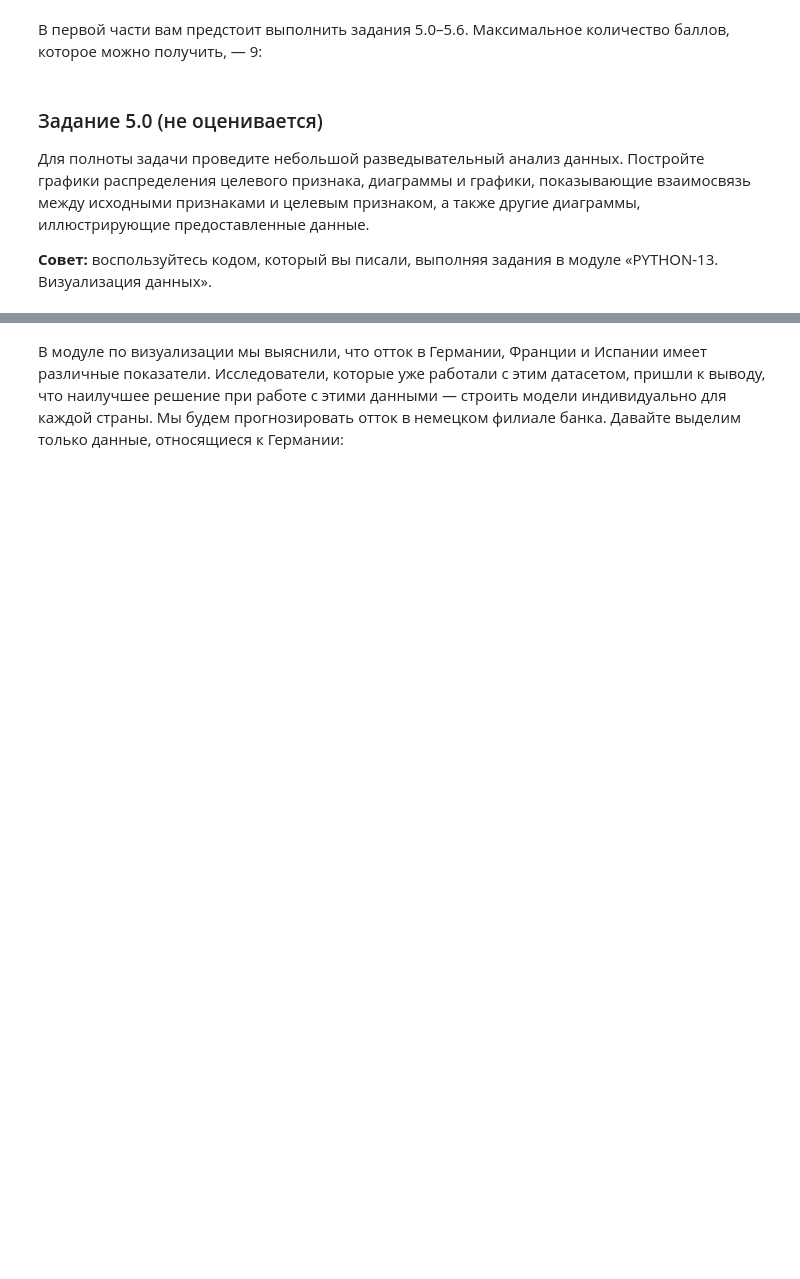
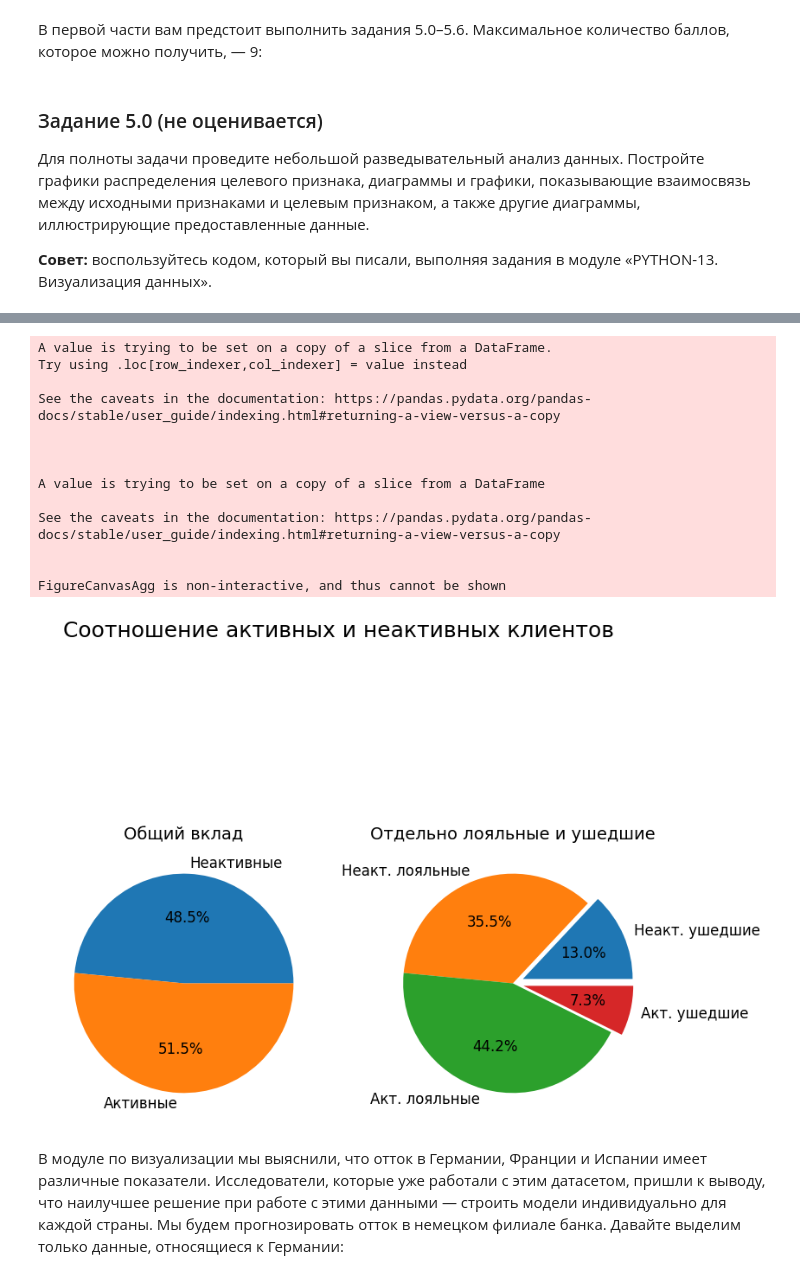
Before and after one commit to alexmoscar/new-rep-main, a Jupyter notebook: ML/ML-3._Практика._Ноутбук-шаблон.ipynb, the cells around one changed output, grey strips where cells are left out. Saved outputs shown, nothing was run; the diff lists cells and outputs as text; code cells hidden in the pictures; blank space fills up the shorter version.

```diff
--- a/ML/ML-3._Практика._Ноутбук-шаблон.ipynb
+++ b/ML/ML-3._Практика._Ноутбук-шаблон.ipynb
@@ -60,0 +107,42 @@ churn_data.head()
+# %%
+#Взаимосвязь оттока клиентов и числа приобретённых услуг
+churn_data['Loyal'] = 1 - churn_data['Exited']
+out_group = churn_data.groupby(['NumOfProducts'])[['Exited', 'Loyal']].sum()
+#print(grouped_by_exit)
+
+fig = px.bar(data_frame=out_group, x=out_group.index, y=['Exited', 'Loyal'], height=500, width=700,
+    title='Взаимосвязь оттока клиентов и числа приобретённых услуг')
+fig.show()
+# %%
+#Соотношение активных и неактивных клиентов
+active_inactive = churn_data[['IsActiveMember', 'Exited']]
+active_inactive['Status'] = active_inactive['Exited'].apply(lambda x: 'Loyal' if x == 0 else 'Exited')
+active_inactive.rename(columns={'Exited': 'Count'}, inplace=True)
+data1 = active_inactive.groupby('IsActiveMember')['Count'].count().reset_index()
+data2 = active_inactive.groupby(['IsActiveMember', 'Status'])['Count'].count().reset_index()
+data2.loc[2], data2.loc[3] = data2.loc[3], data2.loc[2]
+fig = plt.figure(figsize=(9,8))
+fig.subplots_adjust(top=0.8)
+fig.suptitle('Соотношение активных и неактивных клиентов', fontsize=18)
+axes = fig.subplots(1, 2)
+axes[0].pie( data1.Count, labels=['Неактивные', 'Активные'], autopct='%1.1f%%', textprops={'fontsize': 12}, startangle=0)
+axes[0].set_title('Общий вклад', fontsize=14)
+axes[1].set_title('Отдельно лояльные и ушедшие', fontsize=14)
+axes[1].pie( data2.Count, explode=[0.1, 0, 0, 0.1], labels=['Неакт. ушедшие', 'Неакт. лояльные', 'Акт. лояльные', 'Акт. ушедшие'], autopct='%1.1f%%', textprops={'fontsize': 12}, startangle=0)
+
+fig.show()
+# %% [output]
+A value is trying to be set on a copy of a slice from a DataFrame.
+Try using .loc[row_indexer,col_indexer] = value instead
+
+See the caveats in the documentation: https://pandas.pydata.org/pandas-docs/stable/user_guide/indexing.html#returning-a-view-versus-a-copy
+
+
+
+A value is trying to be set on a copy of a slice from a DataFrame
+
+See the caveats in the documentation: https://pandas.pydata.org/pandas-docs/stable/user_guide/indexing.html#returning-a-view-versus-a-copy
+
+
+FigureCanvasAgg is non-interactive, and thus cannot be shown
+[figure, added]
```
Also changed, not shown: parts of 13 cells of this notebook, 3 other files.
